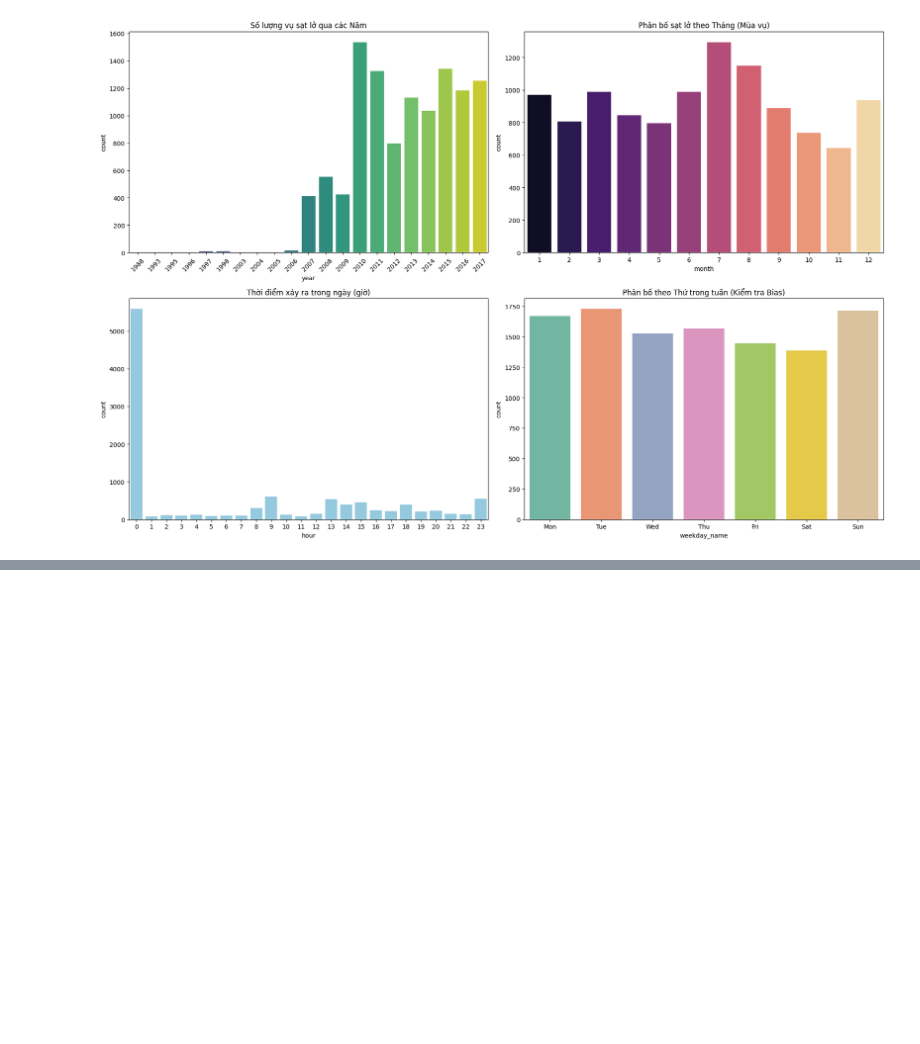
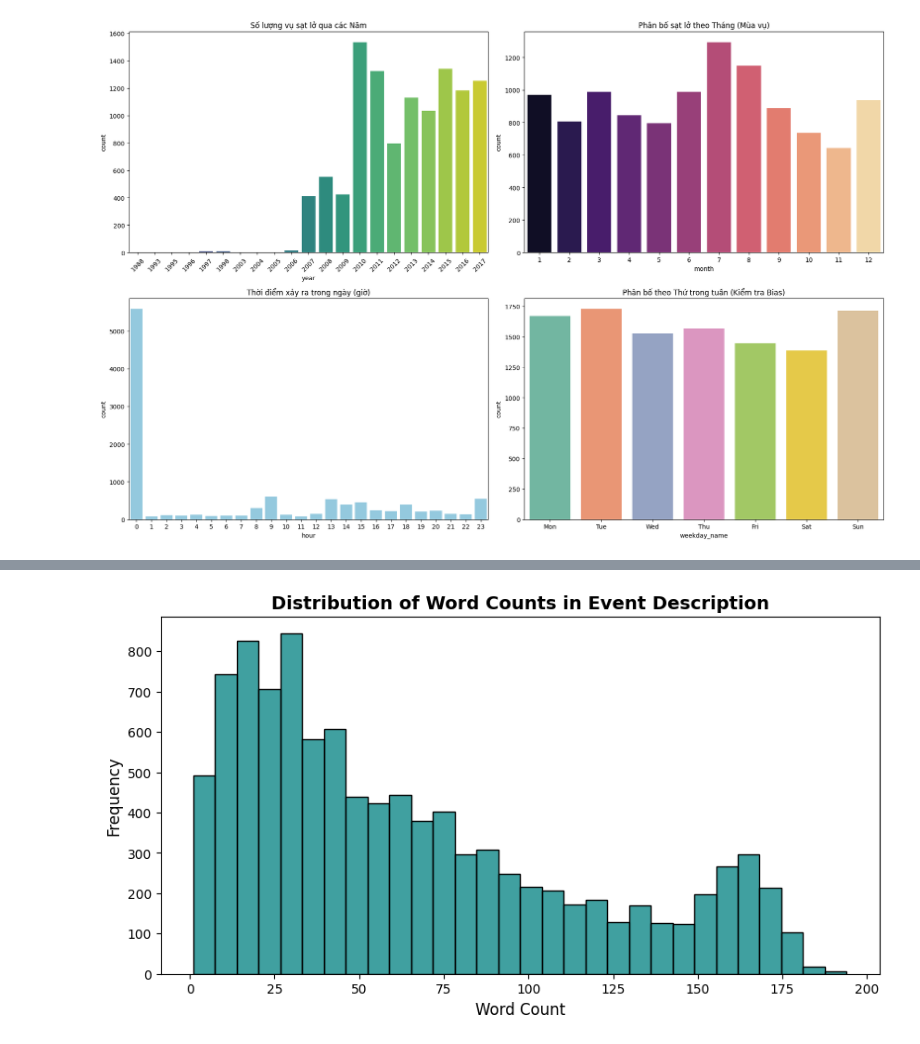
Before and after one commit to tientien01/Global-Landslide-Catalog-NASA-Analysis, a Jupyter notebook: notebook/02_data_exploration.ipynb, the cells around one changed output, grey strips where cells are left out. Cells and saved outputs as stored; diff of their text form; code cells hidden in the pictures; blank space fills up the shorter version.

Commit message:
feat: EDA-initial data exploration (Missing Data Analysis, Analyzing Long-text Columns)

```diff
--- a/notebook/02_data_exploration.ipynb
+++ b/notebook/02_data_exploration.ipynb
@@ -653,0 +662,96 @@ Passing `palette` without assigning `hue` is deprecated and will be removed in v
+# %%
+# Danh sách các từ vô nghĩa (stop words) cần loại bỏ
+stop_words = set([
+
+    'the', 'and', 'of', 'in', 'to', 'a', 'was', 'were', 'at', 'on', 'for',
+    'by', 'with', 'from', 'that', 'which', 'is', 'as', 'it', 'an', 'area', 'part',
+    'this', 'have', 'has', 'had', 'be', 'are', 'us', 'or', 'ca'
+])
+
+# Hàm khám phá
+def explore_text_column(df, col_name, title_name):
+    """
+    Hàm thực hiện 3 bước khám phá cho một cột văn bản:
+    1. Biểu đồ phân bố độ dài từ.
+    2. WordCloud.
+    3. Biểu đồ Top 15 từ khóa phổ biến nhất.
+    """
+
+    print(f"\n{'='*20} KHÁM PHÁ CỘT: {col_name} {'='*20}")
+
+    # Chỉ lấy cột cần thiết và loại bỏ dòng thiếu
+    df_text = df[[col_name]].dropna()
+    print(f"-> Số lượng dòng có dữ liệu để phân tích: {len(df_text)}")
+
+    if len(df_text) == 0:
+        print("-> Không có dữ liệu nào để phân tích.")
+        return
+
+    # Phân tích độ dài văn bản (Số lượng từ)
+    df_text['word_count'] = df_text[col_name].apply(lambda x: len(str(x).split()))
+
+    # Vẽ biểu đồ Histogram độ dài
+    plt.figure(figsize=(10, 5))
+    sns.histplot(df_text['word_count'], bins=30, color='teal')
+    plt.title(f'Distribution of Word Counts in {title_name}', fontsize=14, fontweight='bold')
+    plt.xlabel('Word Count', fontsize=12)
+    plt.ylabel('Frequency', fontsize=12)
+    plt.show()
+
+    print(f"-> Số lượng từ trung bình: {df_text['word_count'].mean():.1f} words")
+    print(f"-> Số lượng từ tối đa: {df_text['word_count'].max()} words")
+
+    # STEP 3: WordCloud Generation
+    # Kết hợp tất cả văn bản thành một chuỗi duy nhất
+    text_combined = " ".join(str(desc) for desc in df_text[col_name])
+
+    wordcloud = WordCloud(
+        width=1200, height=600,
+        background_color='white',
+        colormap='mako',
+        stopwords=stop_words,
+        max_words=100
+    ).generate(text_combined)
+
+    # Plot: WordCloud
+    plt.figure(figsize=(12, 6))
+    plt.imshow(wordcloud, interpolation='bilinear')
+    plt.axis('off')
+    plt.title(f'WordCloud for {title_name}', fontsize=16, fontweight='bold')
+    plt.show()
+
+    # Vẽ biểu đồ Top 15 từ khóa (Bar Chart)
+    # Tách từ, chuyển về chữ thường, lọc bỏ stop_words và ký tự lạ
+    words = text_combined.lower().split()
+    filtered_words = []
+    for w in words:
+        w_clean = w.strip('.,;:"()').lower()
+        if w_clean.isalpha() and w_clean not in stop_words:
+            filtered_words.append(w_clean)
+
+
+    # Đếm tần suất
+    word_counts = Counter(filtered_words)
+    common_words = word_counts.most_common(15)
+
+    if common_words:
+        words_x, counts_y = zip(*common_words)
+
+        plt.figure(figsize=(12, 6))
+        # Note: 'color' argument in seaborn accepts single color names like 'teal'
+        sns.barplot(x=list(counts_y), y=list(words_x), color='teal')
+        plt.title(f'Top 15 Frequent Keywords in {title_name}', fontsize=14, fontweight='bold')
+        plt.xlabel('Frequency', fontsize=12)
+        plt.ylabel('Keywords', fontsize=12)
+        plt.show()
+    else:
+        print("-> Không đủ từ để vẽ biểu đồ tần suất.")
+
+# --- CHẠY HÀM CHO TỪNG CỘT ---
+
+# 1. Khám phá cột 'event_description'
+explore_text_column(df, 'event_description', 'Event Description')
+
+# 2. Khám phá cột 'location_description'
+explore_text_column(df, 'location_description', 'Location Description')
+# %% [output]
@@ -653,0 +760 @@ Passing `palette` without assigning `hue` is deprecated and will be removed in v
+[figure, added]
```
Also changed, not shown: parts of 12 cells of this notebook.
